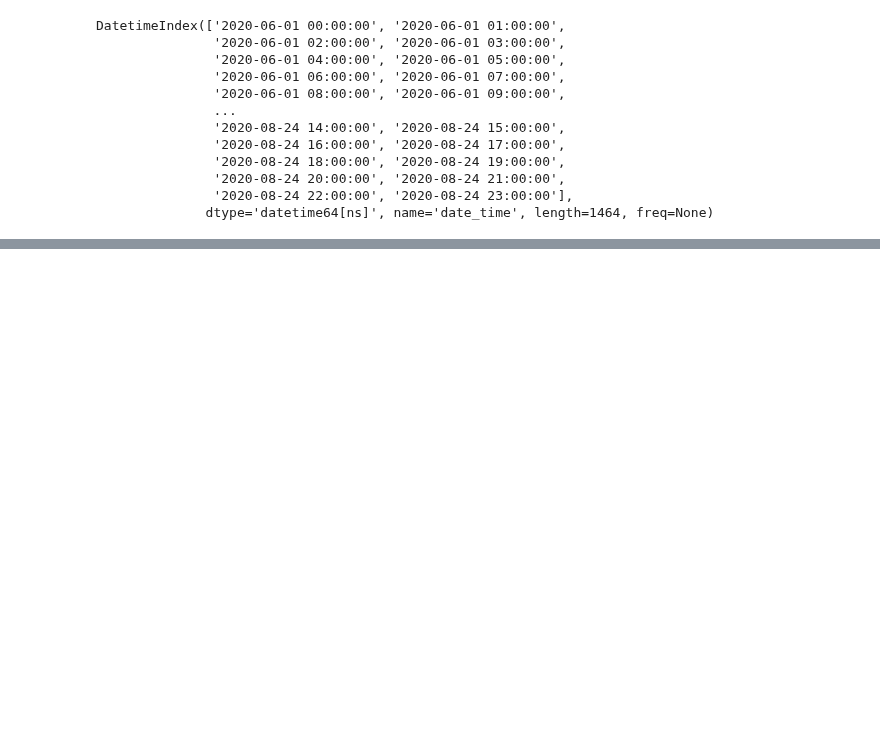
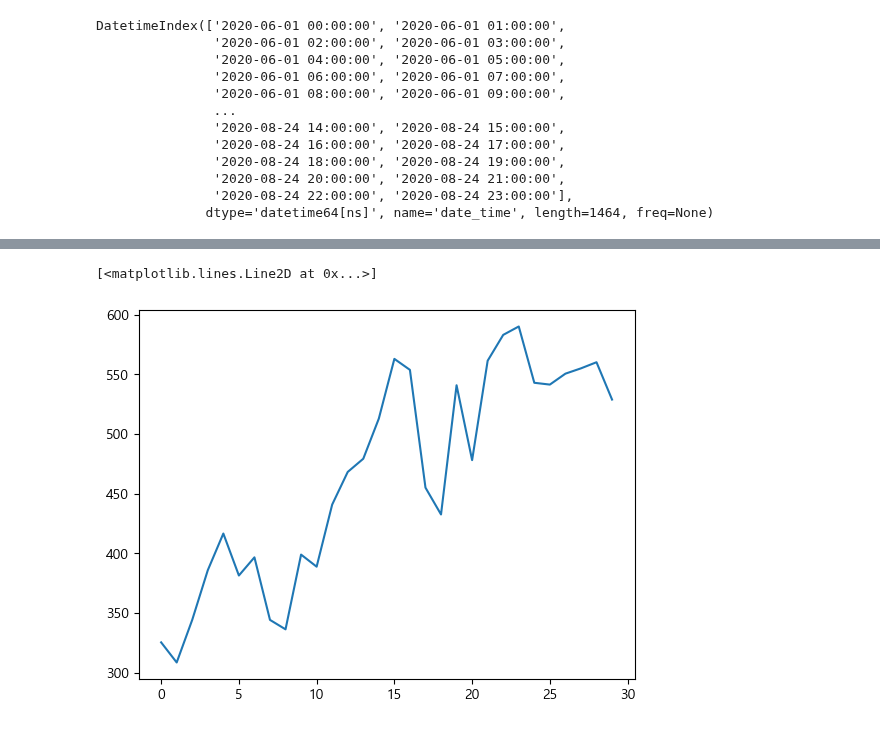
Before and after one commit to Jjineeq/Capstone_Design, a Jupyter notebook: energy_using_pred/23_08_13.ipynb, the cells around one changed output, grey strips where cells are left out. Cells and saved outputs as stored; diff of their text form; code cells hidden in the pictures; blank space fills up the shorter version.

```diff
--- a/energy_using_pred/23_08_13.ipynb
+++ b/energy_using_pred/23_08_13.ipynb
@@ -154,0 +167,15 @@ plt.plot(pred_error_mae)
+# %%
+# LSTM 모델 정의
+lstm_model = Sequential()
+lstm_model.add(LSTM(1024, input_shape=(24, 1), return_sequences=True))
+lstm_model.add(LSTM(512))
+lstm_model.add(Dense(24))
+lstm_model.compile(loss='mse', optimizer='adam', metrics=['mse'])
+# %%
+window_size = 24
+X, y = [], []
+for i in range(len(train_data) - window_size * 2): # 24시간의 예측을 위한 조정
+    X.append(train_data[i:(i+window_size)])
+    y.append(train_data[(i+window_size):(i+window_size*2)]) # 다음 24시간을 타겟으로 설정
+X, y = np.array(X), np.array(y)
+X = X.reshape(-1, 24, 1)
@@ -154,0 +186,2 @@ plt.plot(pred_error_mae)
+# %%
+lstm_model.fit(X, y, epochs=300, batch_size=64, verbose=10)
@@ -154,0 +207,18 @@ plt.plot(pred_error_mae)
+# %%
+lstm_pred_error_mse = []
+lstm_pred_error_mae = []
+for i in range(30):
+    # 테스트 데이터 세그먼트
+    test_data_segment = test_data[i * 24 : (i+1) * 24]
+    test_data_segment = np.array(test_data_segment).reshape(1, 24, 1)
+
+    # 24시간 예측 수행
+    predictions = lstm_model.predict(test_data_segment)
+
+    # 오차 계산
+    true_value = test_data[(i+1) * 24 : (i+2) * 24] # 다음 24시간의 실제 값
+    lstm_mse = mean_squared_error(true_value, predictions[0]*5)
+    lstm_mae = mean_absolute_error(true_value, predictions[0]*5)
+
+    lstm_pred_error_mse.append(lstm_mse)
+    lstm_pred_error_mae.append(lstm_mae)
@@ -154,0 +243,5 @@ plt.plot(pred_error_mae)
+# %%
+plt.plot(lstm_pred_error_mae)
+# %% [output]
+[<matplotlib.lines.Line2D at 0x...>]
+[figure, added]
```
Also changed, not shown: parts of 26 cells of this notebook, 3 other files.
